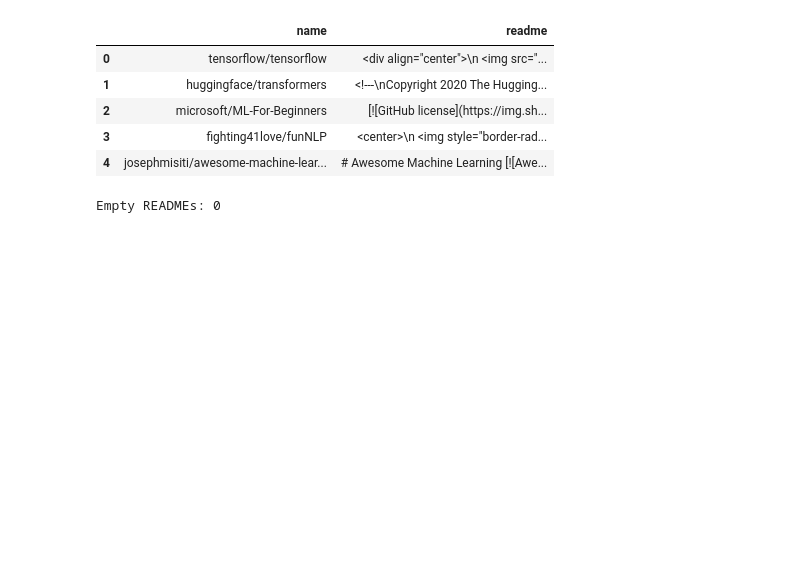
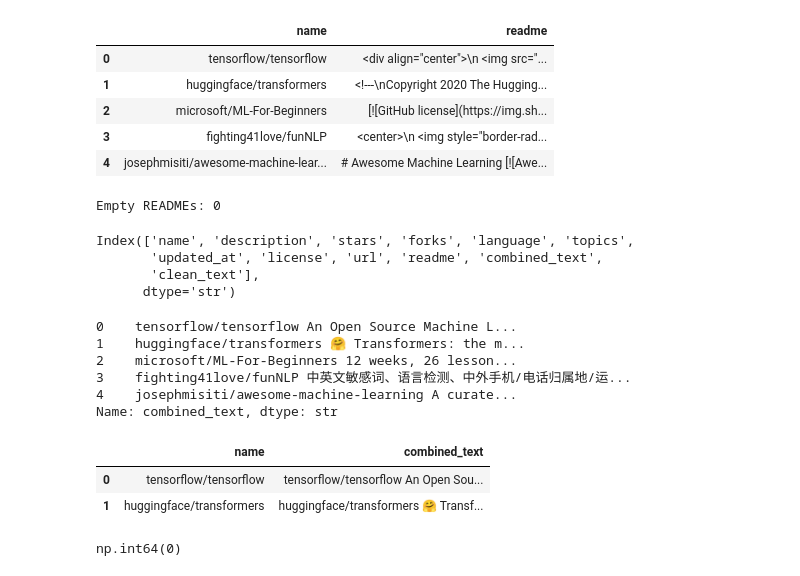
Before and after one commit to AyushPratap05/Github-Recommender, a Jupyter notebook: notebook/repo.ipynb, the cells around one changed output. Cells and saved outputs as stored; diff of their text form; code cells hidden in the pictures; blank space fills up the shorter version.

```diff
--- a/notebook/repo.ipynb
+++ b/notebook/repo.ipynb
@@ -132,3 +134,36 @@ df[["name", "readme"]].head(5)
 print("Empty READMEs:", (df["readme"] == "").sum())
 # %% [output]
 Empty READMEs: 0
+# %%
+df.columns
+# %% [output]
+Index(['name', 'description', 'stars', 'forks', 'language', 'topics',
+       'updated_at', 'license', 'url', 'readme', 'combined_text',
+       'clean_text'],
+      dtype='str')
+# %%
+df["combined_text"] = (
+    df["name"].fillna("") + " " +
+    df["description"].fillna("") + " " +
+    df["topics"].fillna("") + " " +
+    df["readme"].fillna("")
+)
+# %%
+df['combined_text'].head()
+# %% [output]
+0    tensorflow/tensorflow An Open Source Machine L...
+1    huggingface/transformers 🤗 Transformers: the m...
+2    microsoft/ML-For-Beginners 12 weeks, 26 lesson...
+3    fighting41love/funNLP 中英文敏感词、语言检测、中外手机/电话归属地/运...
+4    josephmisiti/awesome-machine-learning A curate...
+Name: combined_text, dtype: str
+# %%
+df[["name", "combined_text"]].head(2)
+# %% [output]
+|  | name | combined_text |
+| 0 | tensorflow/tensorflow | tensorflow/tensorflow An Open Sou... |
+| 1 | huggingface/transformers | huggingface/transformers 🤗 Transf... |
+# %%
+df["combined_text"].isnull().sum()
+# %% [output]
+np.int64(0)
```
Also changed, not shown: parts of 35 cells of this notebook, 5 other files.
